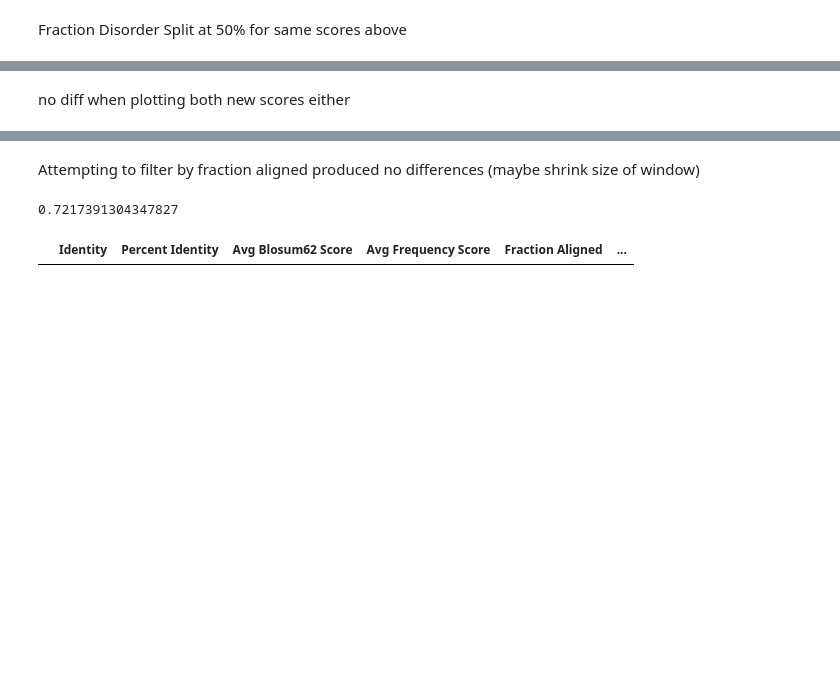
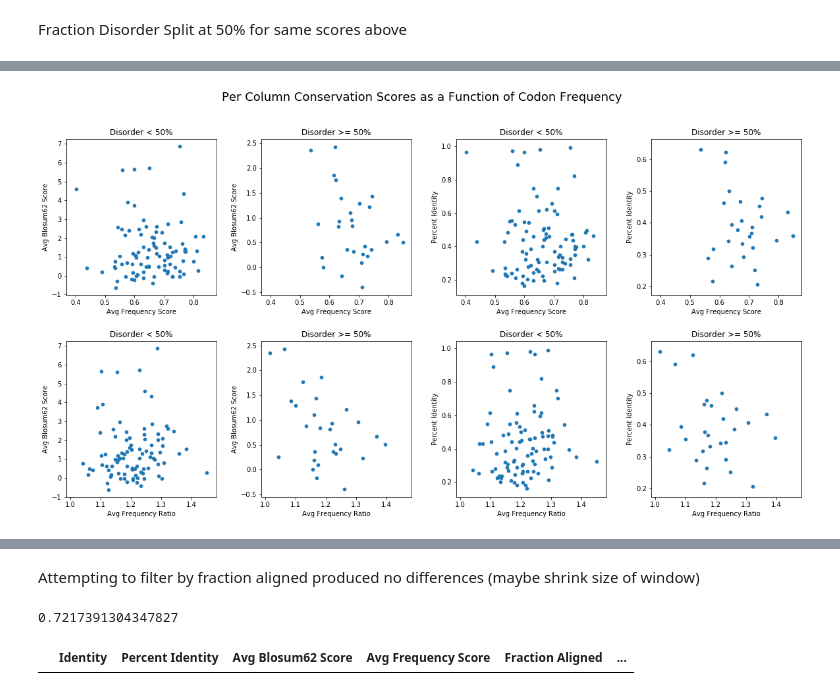
Before and after one commit to Fritos121/Codon-Usage-IDRs, a Jupyter notebook: plot_columns_P0A850.ipynb, the cells around one changed output, grey strips where cells are left out. Saved outputs shown, nothing was run; the diff lists cells and outputs as text; code cells hidden in the pictures; blank space fills up the shorter version.

```diff
--- a/plot_columns_P0A850.ipynb
+++ b/plot_columns_P0A850.ipynb
@@ -152,2 +101,44 @@ plt.ylim([0.1, 1.1]);
-# %% [markdown]
-no diff when plotting both new scores either
+# %%
+# make 2 subplots share yaxis? get all blossum share and all pecent id share?
+df_clean_dis1 = df_clean[df_clean['Fraction Disordered'] < 0.5]
+df_clean_dis2 = df_clean[df_clean['Fraction Disordered'] >= 0.5]
+
+fig, ([ax1,ax2,ax3,ax4], [ax5,ax6,ax7,ax8]) = plt.subplots(2, 4, sharex='row', figsize=(20,10),
+                                                           subplot_kw={'xlabel':"Avg Frequency Score"})
+fig.suptitle("Per Column Conservation Scores as a Function of Codon Frequency", fontsize=18)
+
+# freq score
+ax1.scatter(df_clean_dis1['Avg Frequency Score'], df_clean_dis1['Avg Blosum62 Score'], s=22)
+ax1.set(ylabel='Avg Blosum62 Score', title='Disorder < 50%')
+
+#ax2 = plt.subplot(2,4,(2,2))
+
+ax2.scatter(df_clean_dis2['Avg Frequency Score'], df_clean_dis2['Avg Blosum62 Score'], s=22)
+ax2.set(ylabel='Avg Blosum62 Score', title='Disorder >= 50%')
+
+ax3.scatter(df_clean_dis1['Avg Frequency Score'], df_clean_dis1['Percent Identity'], s=22)
+ax3.set(ylabel='Percent Identity', title='Disorder < 50%')
+
+ax4.scatter(df_clean_dis2['Avg Frequency Score'], df_clean_dis2['Percent Identity'], s=22)
+ax4.set(ylabel='Percent Identity', title='Disorder >= 50%')
+
+
+# freq ratio
+ax5.scatter(df_clean_dis1['Avg Frequency Ratio'], df_clean_dis1['Avg Blosum62 Score'], s=22)
+ax5.set(xlabel='Avg Frequency Ratio', ylabel='Avg Blosum62 Score', title='Disorder < 50%')
+
+ax6.scatter(df_clean_dis2['Avg Frequency Ratio'], df_clean_dis2['Avg Blosum62 Score'], s=22)
+ax6.set(xlabel='Avg Frequency Ratio', ylabel='Avg Blosum62 Score', title='Disorder >= 50%')
+
+ax7.scatter(df_clean_dis1['Avg Frequency Ratio'], df_clean_dis1['Percent Identity'], s=22)
+ax7.set(xlabel='Avg Frequency Ratio', ylabel='Percent Identity', title='Disorder < 50%')
+
+ax8.scatter(df_clean_dis2['Avg Frequency Ratio'], df_clean_dis2['Percent Identity'], s=22)
+ax8.set(xlabel='Avg Frequency Ratio', ylabel='Percent Identity', title='Disorder >= 50%')
+
+
+# log odds here
+
+fig.subplots_adjust(hspace=0.3, wspace=0.3)
+# %% [output]
+[figure, added]
```
Also changed, not shown: parts of 46 cells of this notebook.
